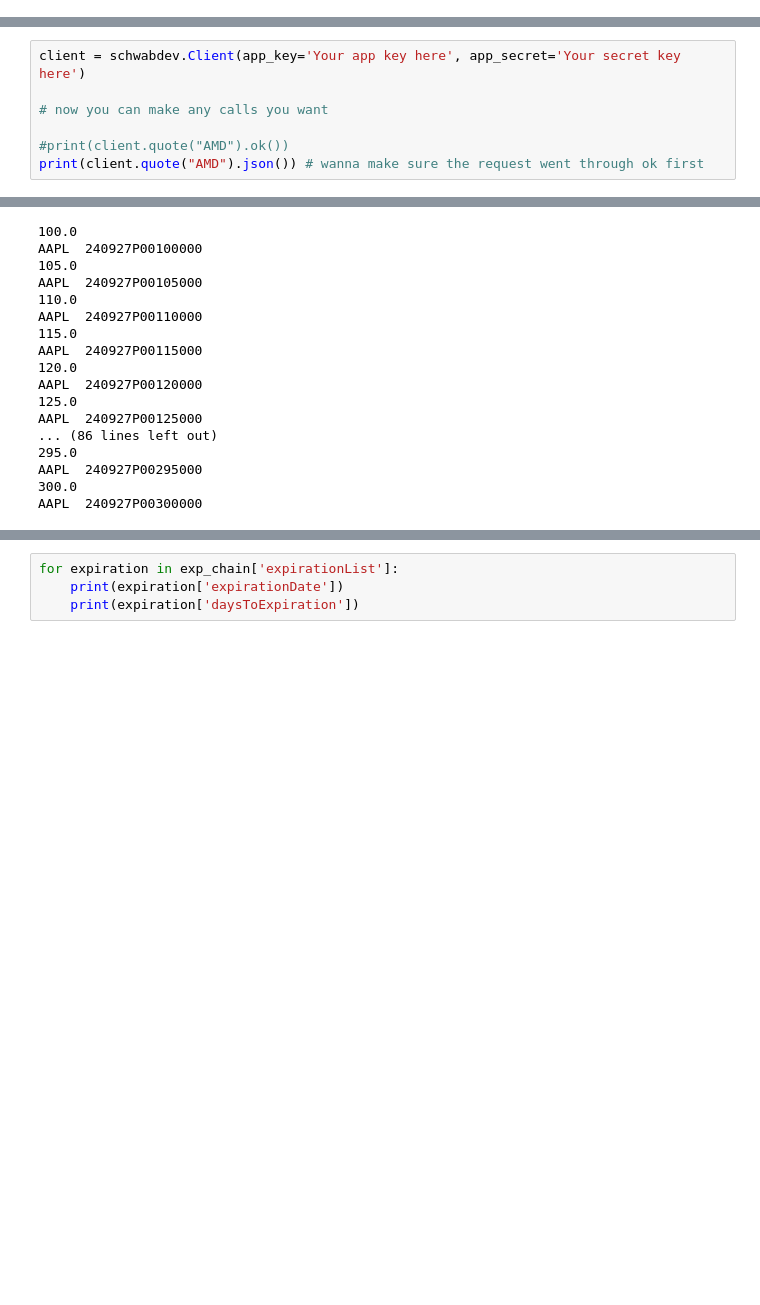
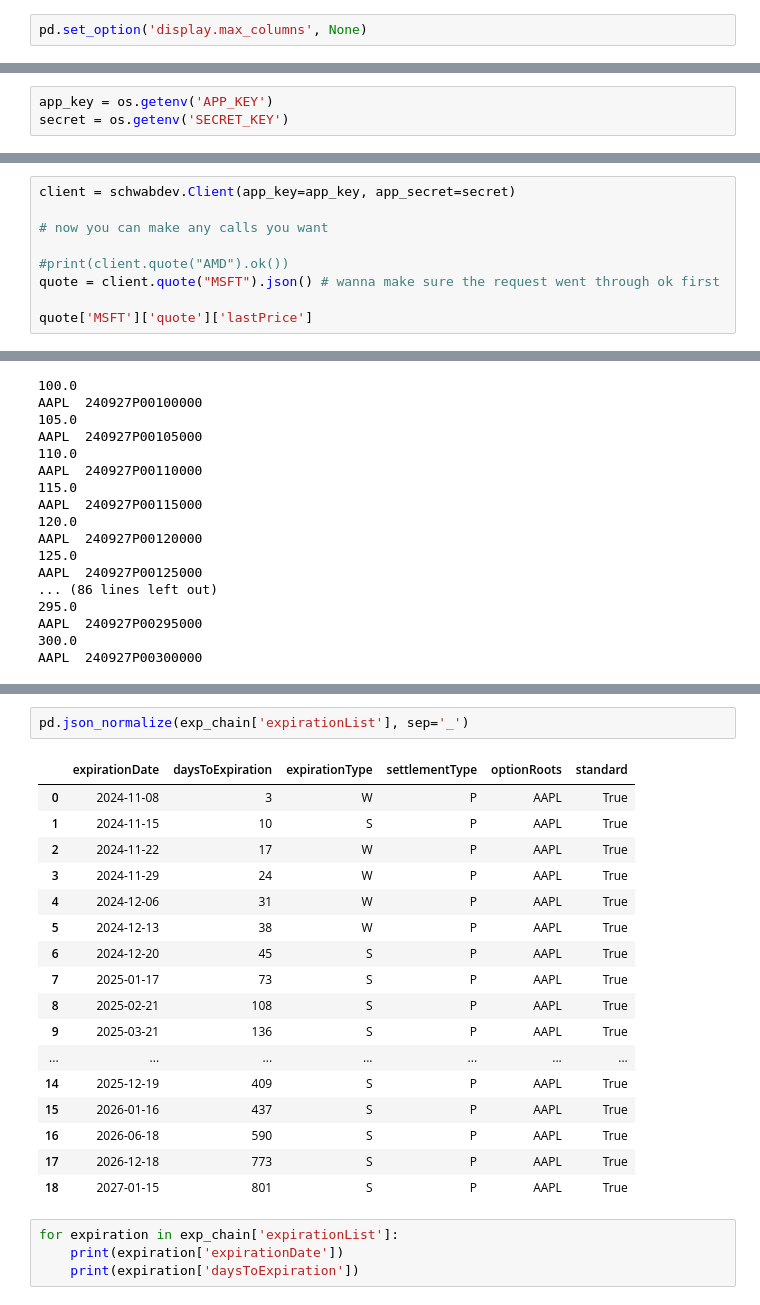
Before and after one commit to mikemartinez13/option-profit-calculator, a Jupyter notebook: schwab_test.ipynb, the cells around one changed output, grey strips where cells are left out. Saved outputs shown, nothing was run; the diff lists cells and outputs as text; blank space fills up the shorter version.

Commit message:
Overhauled Yahoo Finance API with Schwab Dev API. Added code to graph option payoff in plots.py. Added environment file. Added data_utils.py file for querying data.

```diff
--- a/schwab_test.ipynb
+++ b/schwab_test.ipynb
@@ -5,3 +5,5 @@ import requests
 import os
 import time
 import pandas as pd
+# %%
+pd.set_option('display.max_columns', None)
@@ -8,10 +16,15 @@ import pandas as pd
+# %%
+app_key = os.getenv('APP_KEY')
+secret = os.getenv('SECRET_KEY')
 # %% [markdown]
 ### Testing Schwabdev
 # %%
-client = schwabdev.Client(app_key='Your app key here', app_secret='Your secret key here')
+client = schwabdev.Client(app_key=app_key, app_secret=secret)
 
 # now you can make any calls you want
 
 #print(client.quote("AMD").ok())
-print(client.quote("AMD").json()) # wanna make sure the request went through ok first
+quote = client.quote("MSFT").json() # wanna make sure the request went through ok first
+
+quote['MSFT']['quote']['lastPrice']
 # %% [output]
@@ -117,6 +260,26 @@ exp_chain
    'settlementType': 'P',
    'optionRoots': 'AAPL',
    'standard': True}]}
+# %%
+pd.json_normalize(exp_chain['expirationList'], sep='_')
+# %% [output]
+|  | expirationDate | daysToExpiration | expirationType | settlementType | optionRoots | standard |
+| 0 | 2024-11-08 | 3 | W | P | AAPL | True |
+| 1 | 2024-11-15 | 10 | S | P | AAPL | True |
+| 2 | 2024-11-22 | 17 | W | P | AAPL | True |
+| 3 | 2024-11-29 | 24 | W | P | AAPL | True |
+| 4 | 2024-12-06 | 31 | W | P | AAPL | True |
+| 5 | 2024-12-13 | 38 | W | P | AAPL | True |
+| 6 | 2024-12-20 | 45 | S | P | AAPL | True |
+| 7 | 2025-01-17 | 73 | S | P | AAPL | True |
+| 8 | 2025-02-21 | 108 | S | P | AAPL | True |
+| 9 | 2025-03-21 | 136 | S | P | AAPL | True |
+| ... | ... | ... | ... | ... | ... | ... |
+| 14 | 2025-12-19 | 409 | S | P | AAPL | True |
+| 15 | 2026-01-16 | 437 | S | P | AAPL | True |
+| 16 | 2026-06-18 | 590 | S | P | AAPL | True |
+| 17 | 2026-12-18 | 773 | S | P | AAPL | True |
+| 18 | 2027-01-15 | 801 | S | P | AAPL | True |
 # %%
 for expiration in exp_chain['expirationList']:
     print(expiration['expirationDate'])
```
Also changed, not shown: parts of 20 cells of this notebook, 10 other files.
